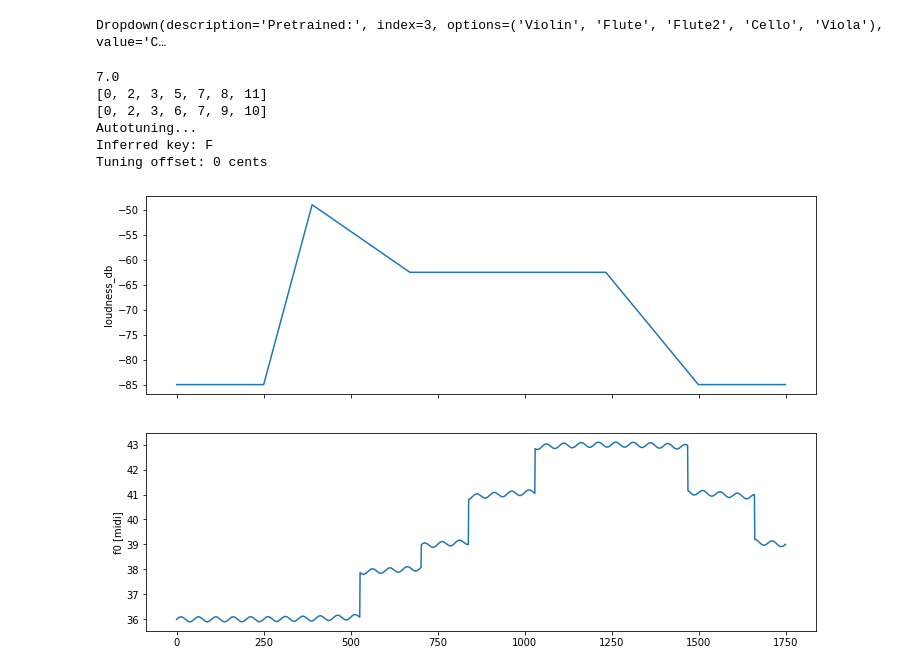
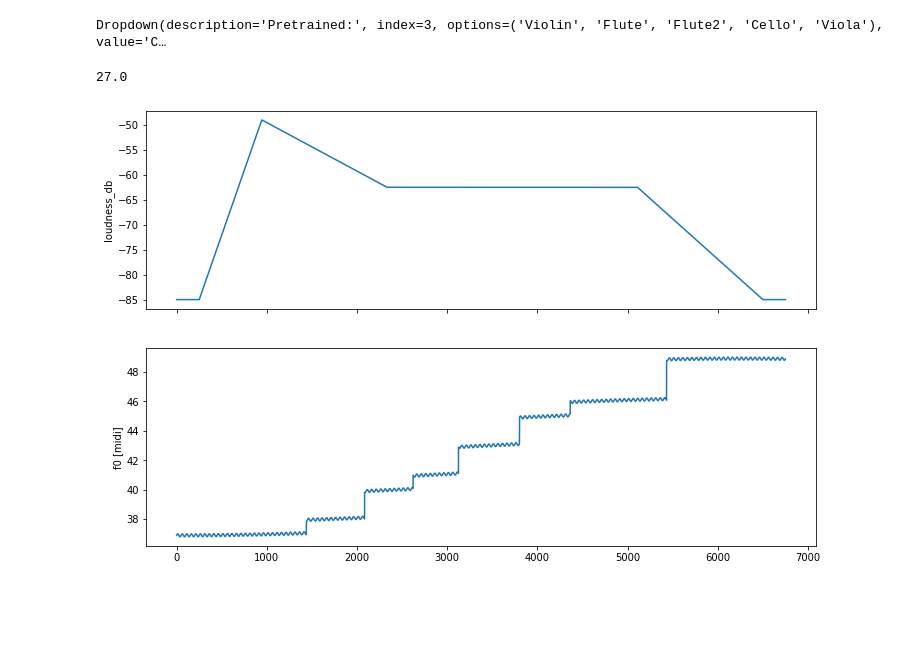
Before and after one commit to kureta/film, a Jupyter notebook: film.ipynb, the cells around one changed output. Cells and saved outputs as stored; diff of their text form; code cells hidden in the pictures; blank space fills up the shorter version.

Commit message:
Better autotune, fixed adsr

```diff
--- a/film.ipynb
+++ b/film.ipynb
@@ -81,48 +81,43 @@ display(pretrained)
 # %% [output]
 Dropdown(description='Pretrained:', index=3, options=('Violin', 'Flute', 'Flute2', 'Cello', 'Viola'), value='C…
 # %%
-loudness = adsr(0.25, 0.5, 1., 0.5, 5., .8, 0.5)
+loudness = adsr(0.25, 0.5, 1., 0.5, 25., .8, 0.5)
 preroll = silence(1.)
 postroll = silence(1.)
 loudness = np.concatenate([preroll, loudness, postroll])
 loudness = rescale(loudness, -85, -40)
 
 
 n_steps = len(loudness)
 duration = n_steps * step_dur
 print(duration)
 
 t = np.linspace(0, duration, n_steps)
 
-pitch = oscillate(t, 0.05, 36, 7, 0, 4)
-pitch = autotune(pitch, 0.9, scale='harmonic_minor', rotate=4)
+pitch = oscillate(t, 0.01, 36, 12, 0, 2)
+pitch = autotune(pitch, 0.9, scale='harmonic_minor', rotate=0, offset=2)
 pitch += oscillate(t, 5, 0, 0.1)
 
 af = {
     'f0_hz': librosa.midi_to_hz(pitch),
     'loudness_db': loudness
 }
 
 # Plot
 fig, ax = plt.subplots(nrows=2,
                        ncols=1,
                        sharex=True,
                        figsize=(12, 8))
 
 ax[0].plot(af['loudness_db'])
 ax[0].set_ylabel('loudness_db')
 
 ax[1].plot(librosa.hz_to_midi(af['f0_hz']))
 ax[1].set_ylabel('f0 [midi]')
 pass
 # %% [output]
-7.0
-[0, 2, 3, 5, 7, 8, 11]
-[0, 2, 3, 6, 7, 9, 10]
-Autotuning...
-Inferred key: F
-Tuning offset: 0 cents
+27.0
-[figure, old version]
+[figure, new version]
 # %%
 # Run a batch of predictions.
 outputs = model(af, training=False)
```
Also changed, not shown: parts of 3 cells of this notebook, 2 other files.
